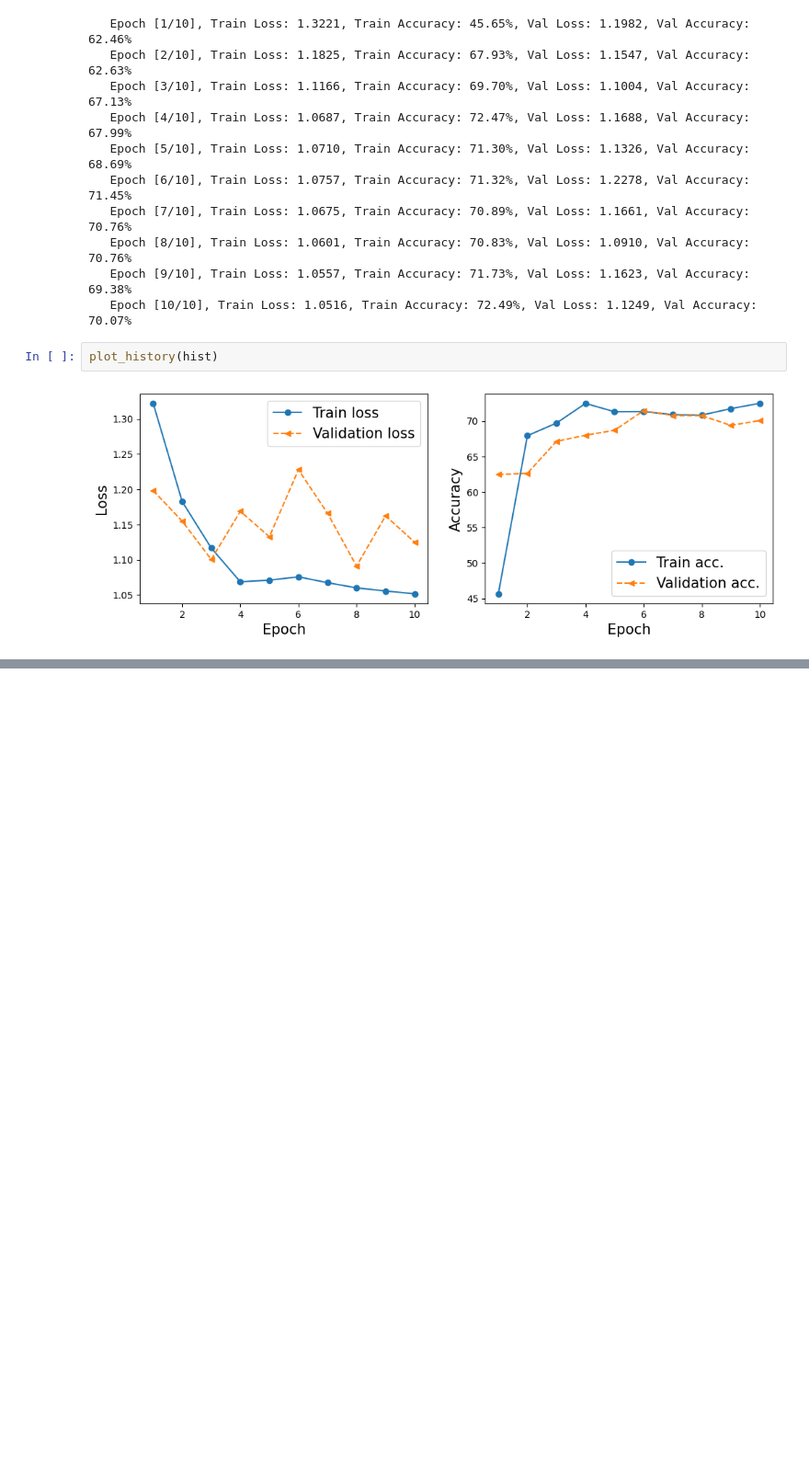
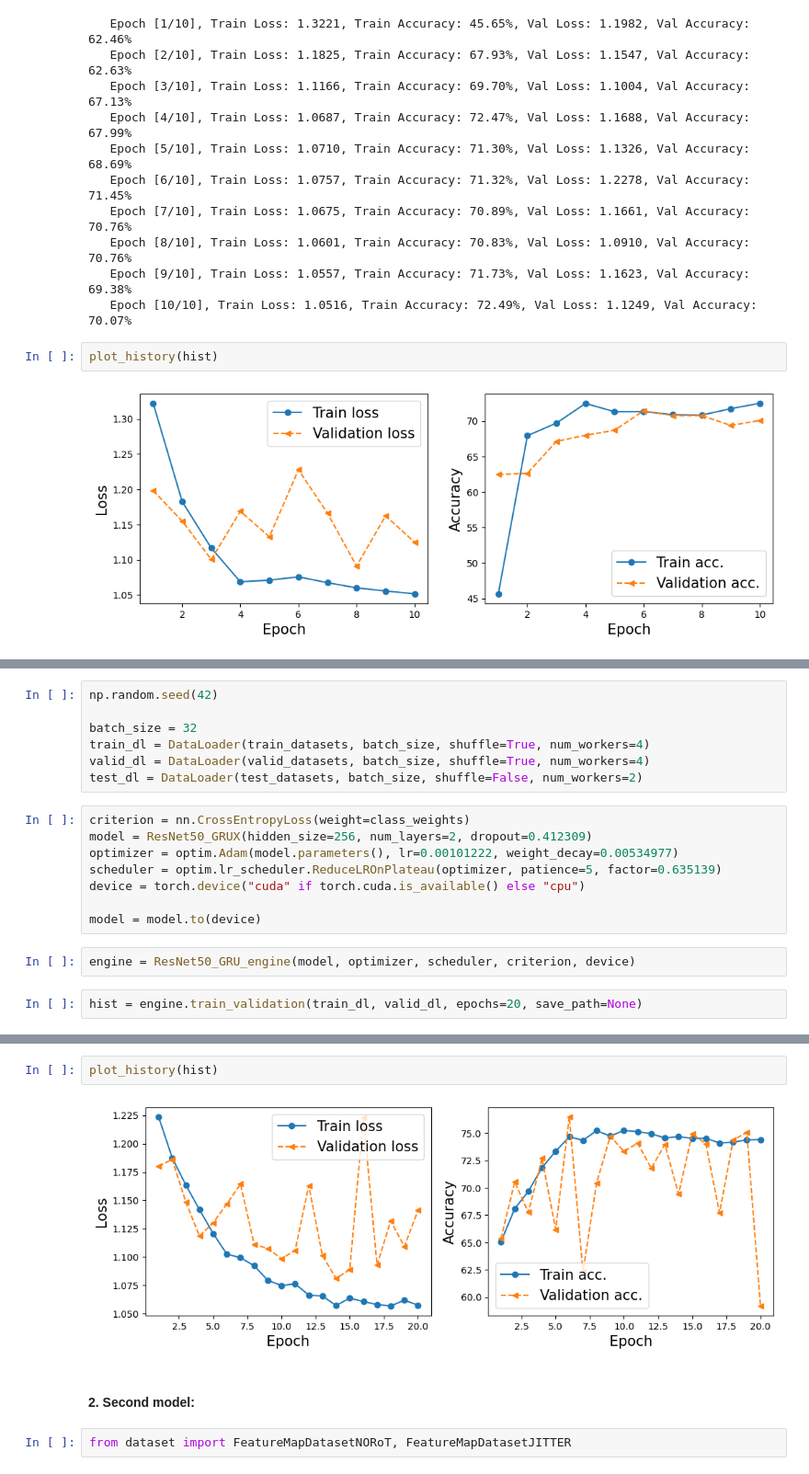
Before and after one commit to EsosaOrumwese/Msc_Research_Project_Multi-Task-Learning_CNN-GRU-biLSTM, a Jupyter notebook: driver_identification_singletask.ipynb, the cells around one changed output, grey strips where cells are left out. Shown at 92% size. Drawn from its saved outputs; the diff is of its cells as text; blank space fills up the shorter version.

```diff
--- a/driver_identification_singletask.ipynb
+++ b/driver_identification_singletask.ipynb
@@ -3306,0 +3350,19 @@ plot_history(hist)
+# %%
+np.random.seed(42)
+
+batch_size = 32
+train_dl = DataLoader(train_datasets, batch_size, shuffle=True, num_workers=4)
+valid_dl = DataLoader(valid_datasets, batch_size, shuffle=True, num_workers=4)
+test_dl = DataLoader(test_datasets, batch_size, shuffle=False, num_workers=2)
+# %%
+criterion = nn.CrossEntropyLoss(weight=class_weights)
+model = ResNet50_GRUX(hidden_size=256, num_layers=2, dropout=0.412309)
+optimizer = optim.Adam(model.parameters(), lr=0.00101222, weight_decay=0.00534977)
+scheduler = optim.lr_scheduler.ReduceLROnPlateau(optimizer, patience=5, factor=0.635139)
+device = torch.device("cuda" if torch.cuda.is_available() else "cpu")
+
+model = model.to(device)
+# %%
+engine = ResNet50_GRU_engine(model, optimizer, scheduler, criterion, device)
+# %%
+hist = engine.train_validation(train_dl, valid_dl, epochs=20, save_path=None)
@@ -3306,0 +3390,8 @@ plot_history(hist)
+# %%
+plot_history(hist)
+# %% [output]
+[figure, added]
+# %% [markdown]
+#### 2. Second model:
+# %%
+from dataset import FeatureMapDatasetNORoT, FeatureMapDatasetJITTER
```
Also changed, not shown: parts of 54 cells of this notebook.
